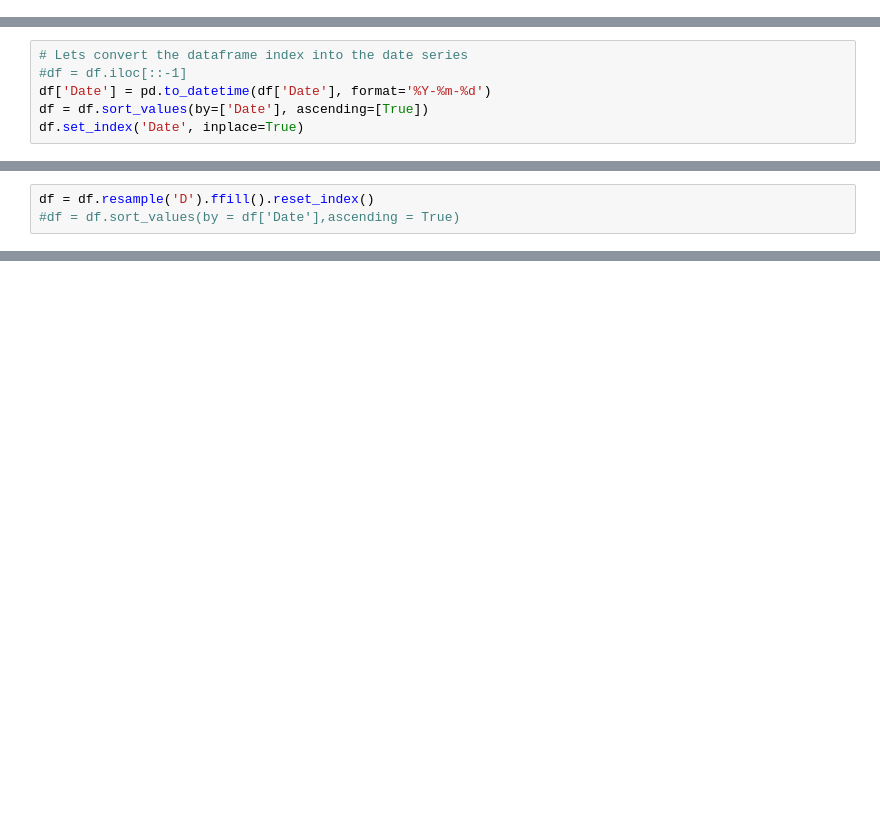
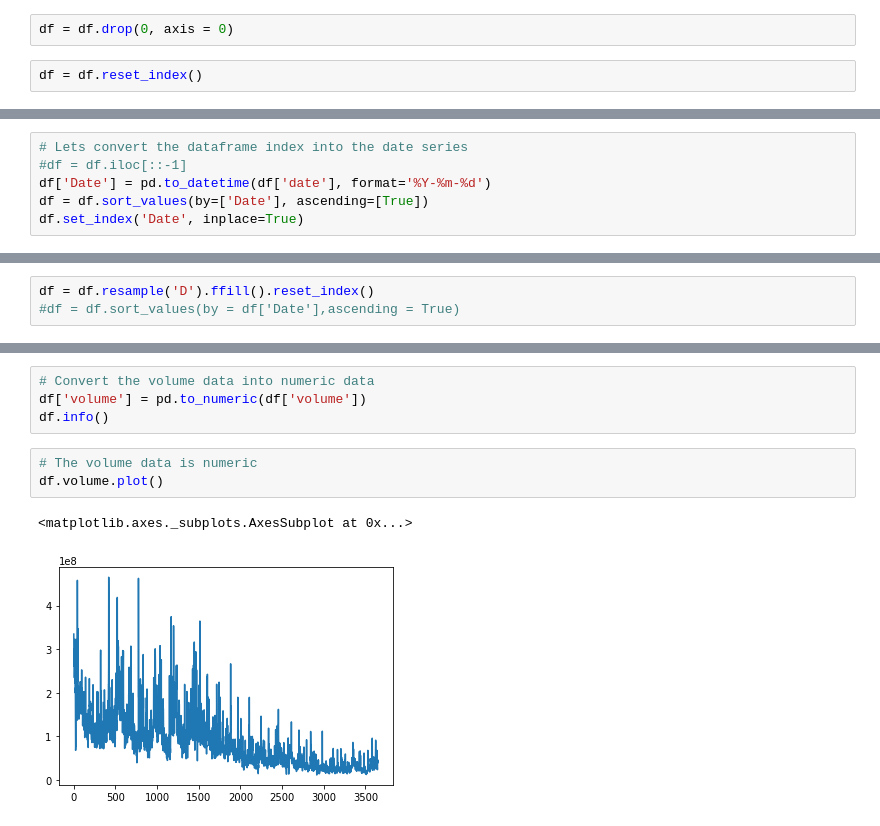
Before and after one commit to PraddyUno/Springboard, a Jupyter notebook: Capstone Project - Stock Price Predictor.ipynb, the cells around one changed output, grey strips where cells are left out. Saved outputs shown, nothing was run; the diff lists cells and outputs as text; blank space fills up the shorter version.

```diff
--- a/Capstone Project - Stock Price Predictor.ipynb
+++ b/Capstone Project - Stock Price Predictor.ipynb
@@ -34,0 +14,4 @@ memory usage: 954.8+ KB
+# %%
+df = df.drop(0, axis = 0)
+# %%
+df = df.reset_index()
@@ -35,7 +23,7 @@ memory usage: 954.8+ KB
 # %%
 # Lets convert the dataframe index into the date series
 #df = df.iloc[::-1]
-df['Date'] = pd.to_datetime(df['Date'], format='%Y-%m-%d')
+df['Date'] = pd.to_datetime(df['date'], format='%Y-%m-%d')
 df = df.sort_values(by=['Date'], ascending=[True])
 df.set_index('Date', inplace=True)
 # %% [markdown]
@@ -57 +76,11 @@ df.head(7)
+# %%
+# Convert the volume data into numeric data
+df['volume'] = pd.to_numeric(df['volume'])
+df.info()
+# %%
+# The volume data is numeric
+df.volume.plot()
+# %% [output]
+<matplotlib.axes._subplots.AxesSubplot at 0x...>
+[figure, added]
 # %%
```
Also changed, not shown: parts of 19 cells of this notebook, 1 other file.
